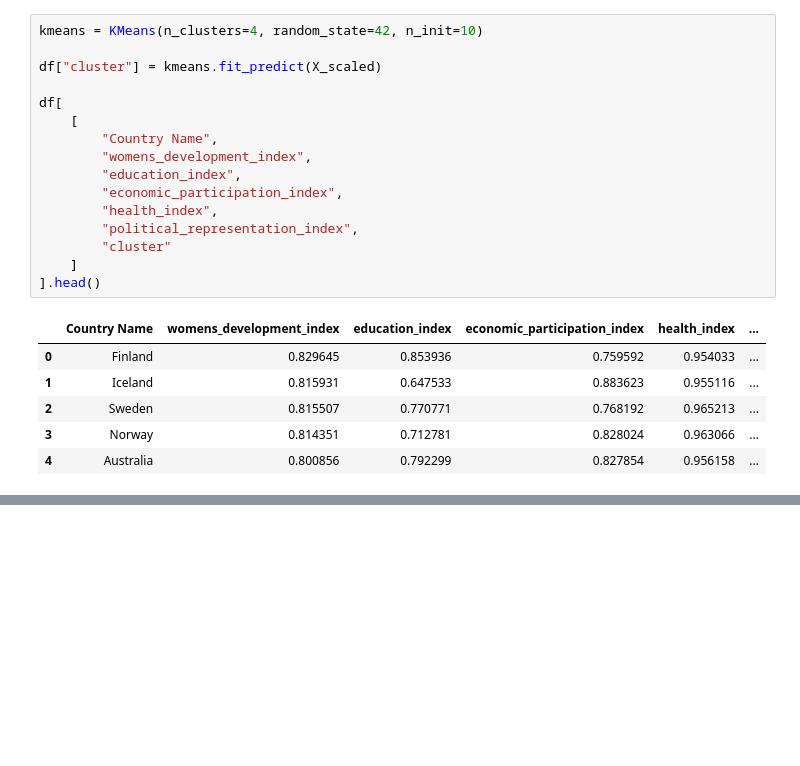
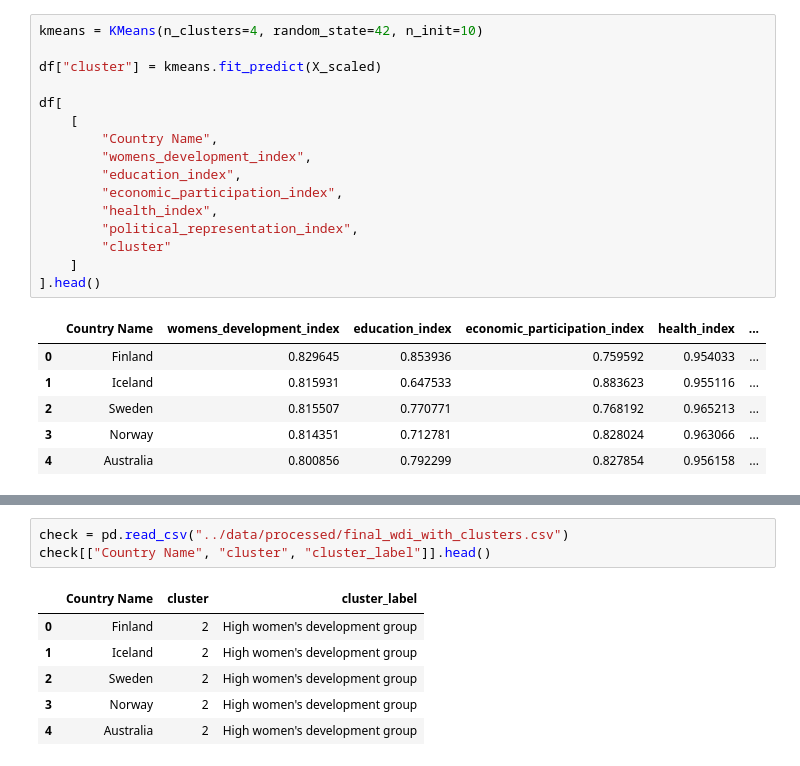
Before and after one commit to dianedalyop/Composite_IndicatorDAV_CA1, a Jupyter notebook: notebooks/clustering_analysis.ipynb, the cells around one changed output, grey strips where cells are left out. Saved outputs shown, nothing was run; the diff lists cells and outputs as text; blank space fills up the shorter version.

```diff
--- a/notebooks/clustering_analysis.ipynb
+++ b/notebooks/clustering_analysis.ipynb
@@ -85,0 +157,10 @@ df[
+# %%
+check = pd.read_csv("../data/processed/final_wdi_with_clusters.csv")
+check[["Country Name", "cluster", "cluster_label"]].head()
+# %% [output]
+|  | Country Name | cluster | cluster_label |
+| 0 | Finland | 2 | High women's development group |
+| 1 | Iceland | 2 | High women's development group |
+| 2 | Sweden | 2 | High women's development group |
+| 3 | Norway | 2 | High women's development group |
+| 4 | Australia | 2 | High women's development group |
```
Also changed, not shown: parts of 7 cells of this notebook, 3 other files.
